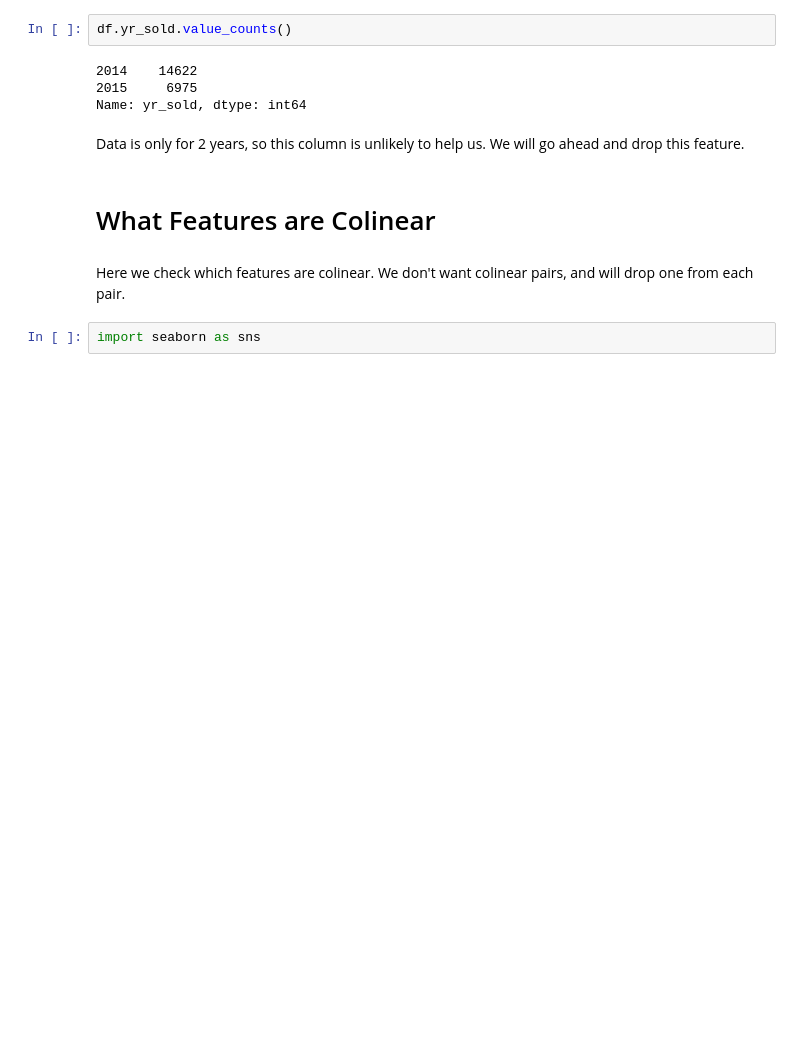
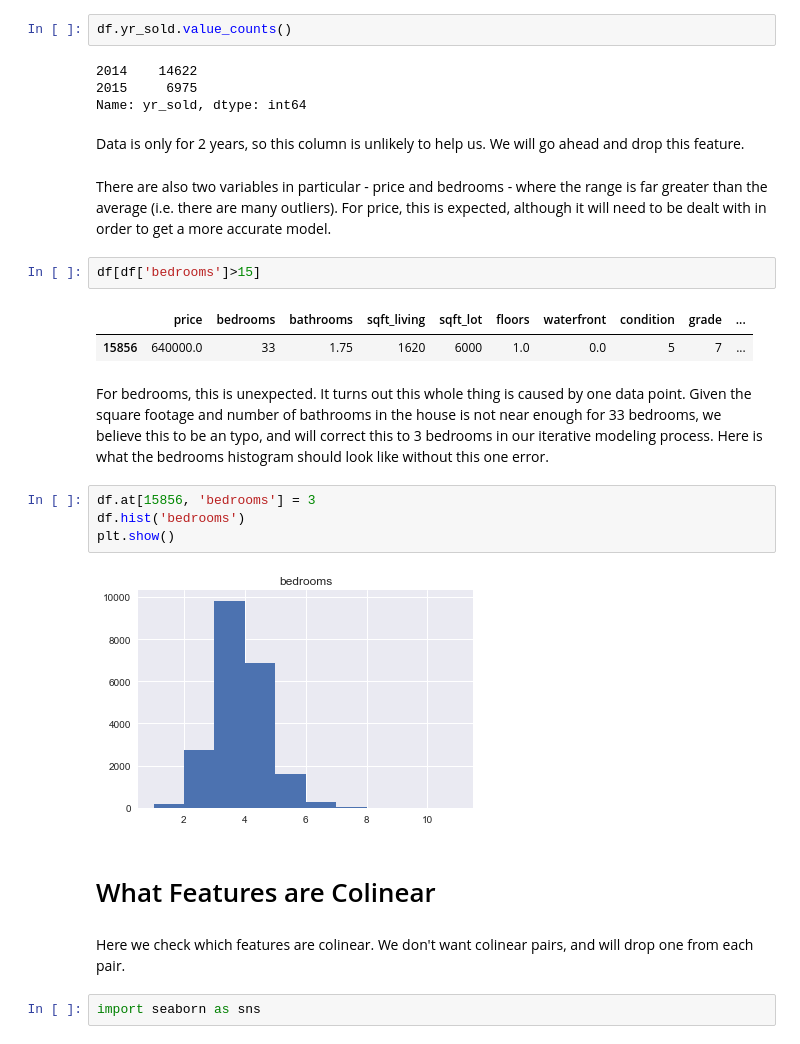
Before and after one commit to MullerAC/king-county-house-sales, a Jupyter notebook: 2-exploratory-data-analysis.ipynb, the cells around one changed output. Saved outputs shown, nothing was run; the diff lists cells and outputs as text; blank space fills up the shorter version.

```diff
--- a/2-exploratory-data-analysis.ipynb
+++ b/2-exploratory-data-analysis.ipynb
@@ -99,6 +99,21 @@ df.yr_sold.value_counts()
 Name: yr_sold, dtype: int64
 # %% [markdown]
 Data is only for 2 years, so this column is unlikely to help us. We will go ahead and drop this feature.
+# %% [markdown]
+There are also two variables in particular - price and bedrooms - where the range is far greater than the average (i.e. there are many outliers). For price, this is expected, although it will need to be dealt with in order to get a more accurate model.
+# %%
+df[df['bedrooms']>15]
+# %% [output]
+|  | price | bedrooms | bathrooms | sqft_living | sqft_lot | floors | waterfront | condition | grade | ... |
+| 15856 | 640000.0 | 33 | 1.75 | 1620 | 6000 | 1.0 | 0.0 | 5 | 7 | ... |
+# %% [markdown]
+For bedrooms, this is unexpected. It turns out this whole thing is caused by one data point. Given the square footage and number of bathrooms in the house is not near enough for 33 bedrooms, we believe this to be an typo, and will correct this to 3 bedrooms in our iterative modeling process. Here is what the bedrooms histogram should look like without this one error.
+# %%
+df.at[15856, 'bedrooms'] = 3
+df.hist('bedrooms')
+plt.show()
+# %% [output]
+[figure, added]
 # %% [markdown]
 # What Features are Colinear
 # %% [markdown]
```
Also changed, not shown: parts of 8 cells of this notebook, 15 other files.
